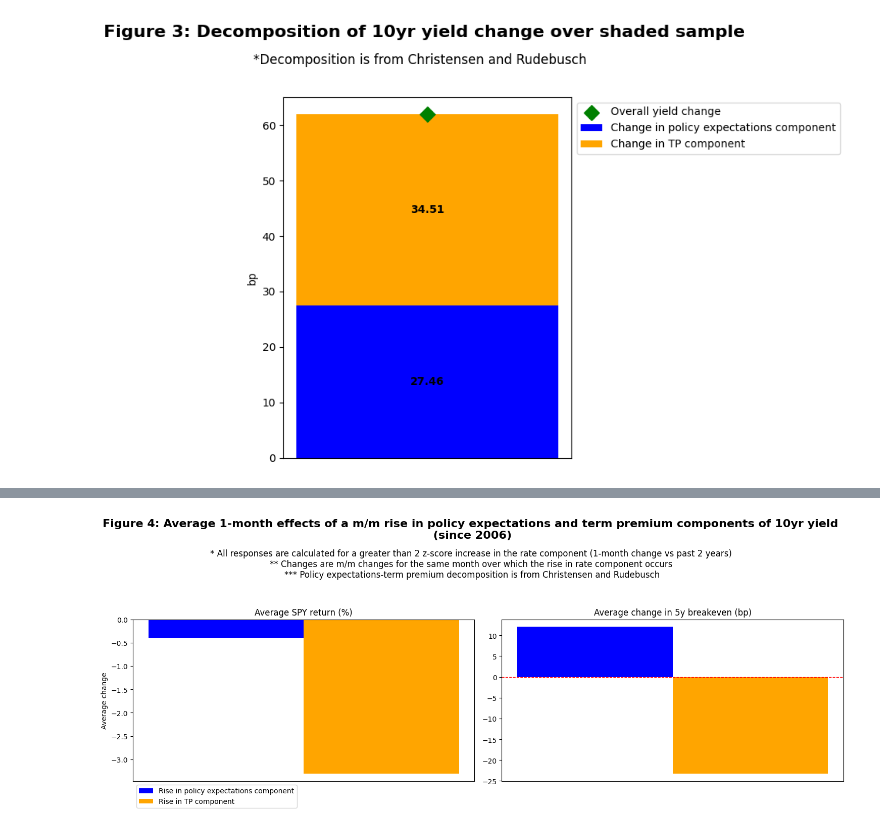
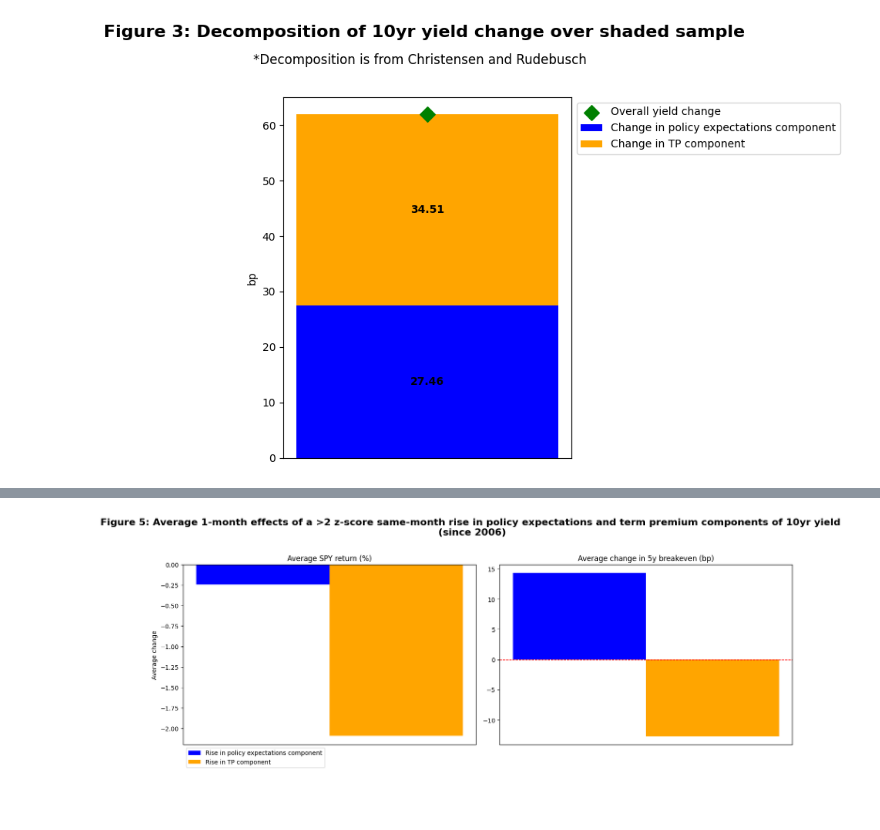
Before and after one commit to ALILODHI-cloud/UVAmacro, a Jupyter notebook: post_2/analysis.ipynb, the cells around one changed output, grey strips where cells are left out. Cells and saved outputs as stored; diff of their text form; code cells hidden in the pictures; blank space fills up the shorter version.

```diff
--- a/post_2/analysis.ipynb
+++ b/post_2/analysis.ipynb
@@ -352,11 +433,11 @@ df_trial['5yBE_1month'] = df_trial['5yBE'].diff(30)
 df_trial['spy_1month'] = (df_trial['spy'].diff(30) / df_trial['spy'].shift(30)) * 100
 df_trial['tp_1month'] = df_trial['10y_tp'].diff(30)
 
-df_trial['policy_monthly_change_std'] = df_trial['policy_1month'].rolling(window=365).std()
-df_trial['policy_monthly_change_mean'] = df_trial['policy_1month'].rolling(window=365).mean()
+df_trial['policy_monthly_change_std'] = df_trial['policy_1month'].rolling(window=252).std()
+df_trial['policy_monthly_change_mean'] = df_trial['policy_1month'].rolling(window=252).mean()
 
-df_trial['tp_monthly_change_std'] = df_trial['tp_1month'].rolling(window=365).std()
-df_trial['tp_monthly_change_mean'] = df_trial['tp_1month'].rolling(window=365).mean()
+df_trial['tp_monthly_change_std'] = df_trial['tp_1month'].rolling(window=252).std()
+df_trial['tp_monthly_change_mean'] = df_trial['tp_1month'].rolling(window=252).mean()
 
 df_trial['monthly_change_policy_z_score'] = (df_trial['policy_1month'] - df_trial['policy_monthly_change_mean']) / df_trial['policy_monthly_change_std']
 df_trial['monthly_change_tp_z_score'] = (df_trial['tp_1month'] - df_trial['tp_monthly_change_mean']) / df_trial['tp_monthly_change_std']
@@ -430,38 +511,33 @@ for i, category in enumerate(categories):
     # Set labels, title, and custom x-axis tick labels for the current subplot
     if i==0:
         axs[i].set_ylabel('Average change')
         axs[i].set_title(f'{category}')
 
     axs[i].set_title(f'{category}')
 
     if i==1:
         axs[i].axhline(0, color='red', linestyle='--', linewidth=1)  # Add a red dashed line at 0
 
     # Set the x-ticks to be in the middle of each pair of bars (so two bars for each category)
     axs[i].set_xticks([])  # Set the tick at the category position
     axs[i].set_xticklabels([])  # These are the tick labels for the shock types
 
     if i==0:
         axs[i].legend()
         axs[i].legend(loc='upper left', bbox_to_anchor=(0, 0))
 
-fig.suptitle('Figure 4: Average 1-month effects of a m/m rise in policy expectations and term premium components of 10yr yield \n (since 2006) \n\n\n\n\n', fontsize=16, fontweight='bold')
-
-fig.text(0.5, 0.88,
-                    '* All responses are calculated for a greater than 2 z-score increase in the rate component (1-month change vs past 2 years) \n'
-                    '** Changes are m/m changes for the same month over which the rise in rate component occurs \n'
-                    '*** Policy expectations-term premium decomposition is from Christensen and Rudebusch', ha='center', va='top', fontsize=12, color='black')
+fig.suptitle('Figure 5: Average 1-month effects of a >2 z-score same-month rise in policy expectations and term premium components of 10yr yield \n (since 2006) \n', fontsize=16, fontweight='bold')
 
 
 
 plt.tight_layout()
 
 
-plt.savefig(f'{figure_path}/figure_4.jpg', format='jpeg',  bbox_inches='tight')
+plt.savefig(f'{figure_path}/figure_5.jpg', format='jpeg',  bbox_inches='tight')
 
 # Add some space between subplots
 
 # Display the plot
 plt.show()
 # %% [output]
-[figure, old version]
+[figure, new version]
```
Also changed, not shown: parts of 5 cells of this notebook.
